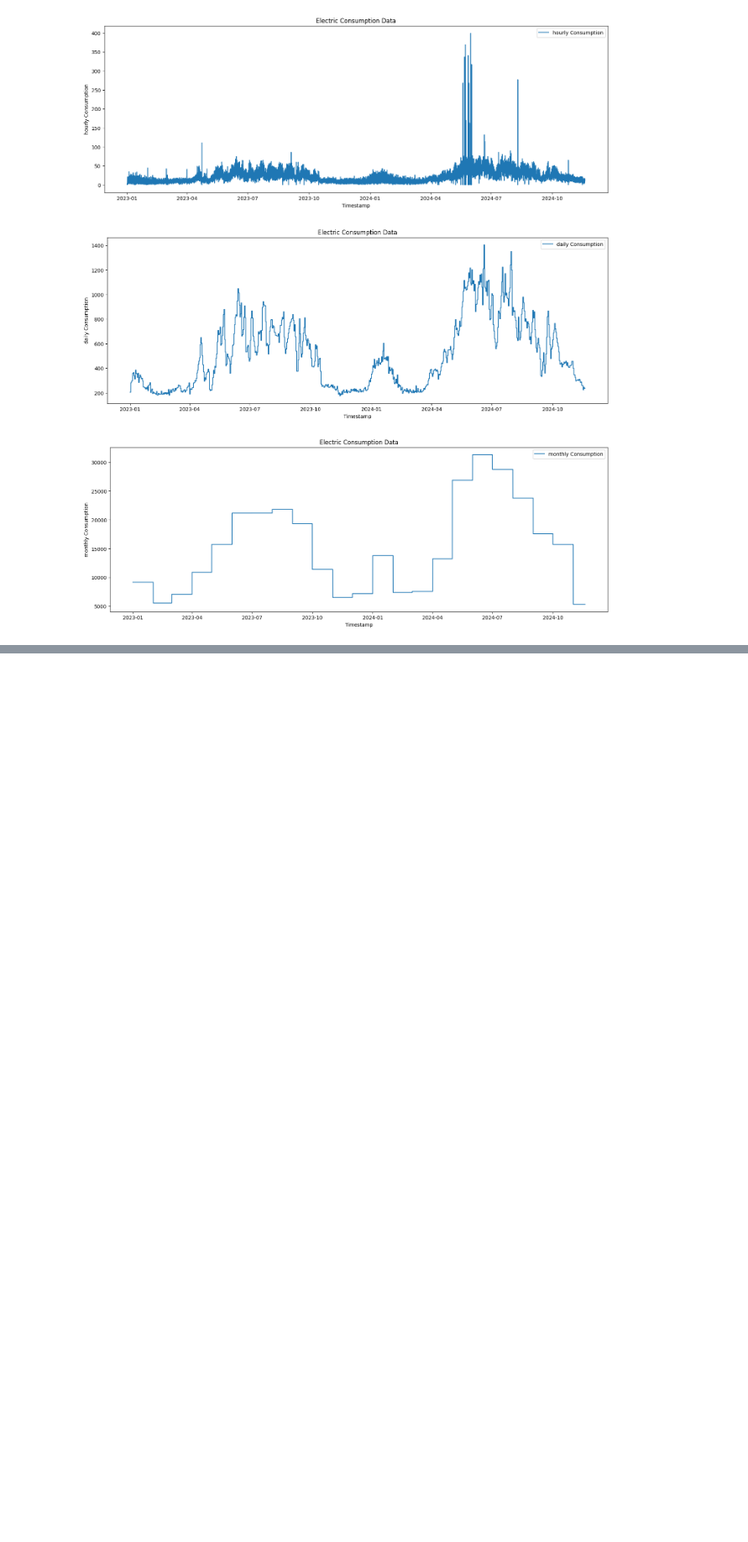
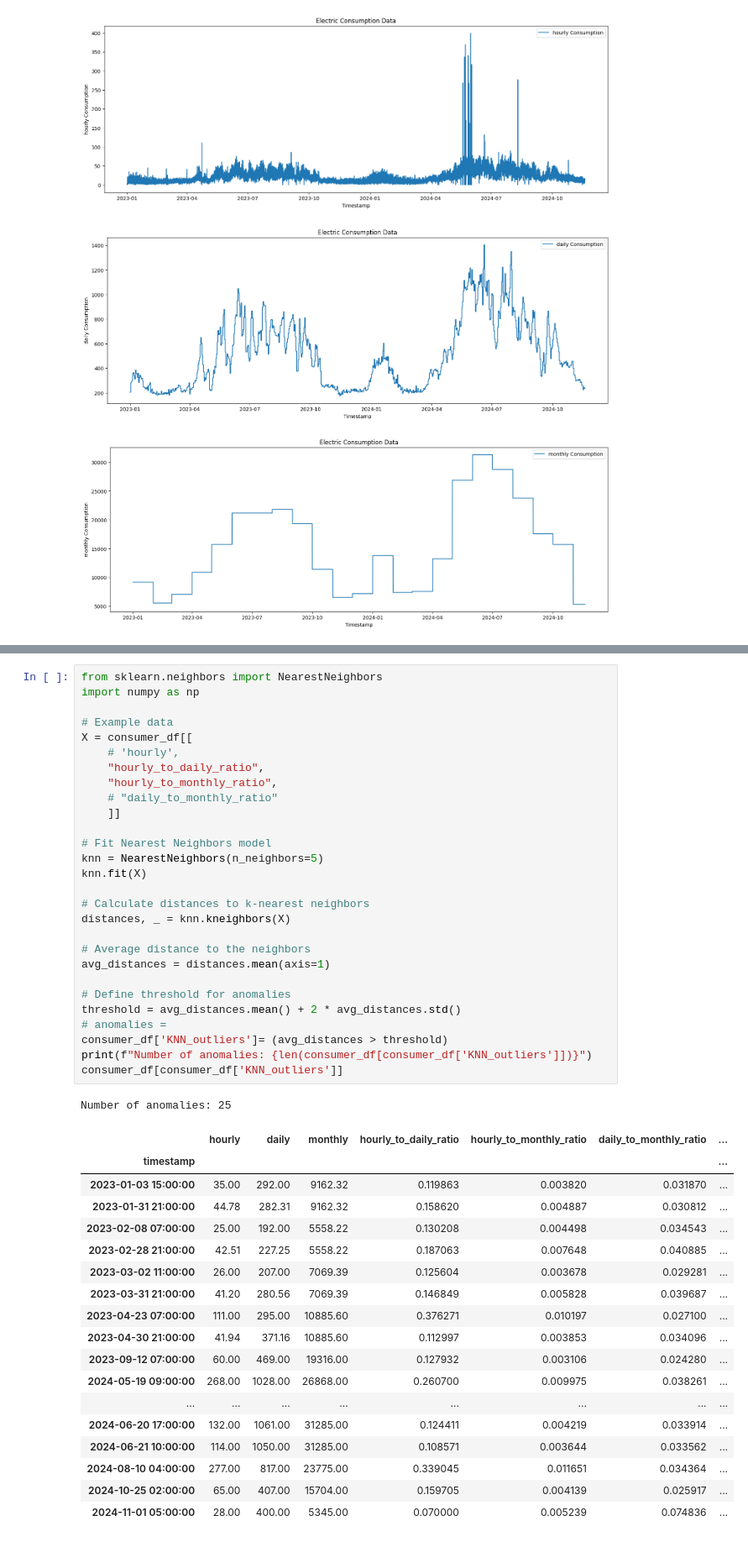
Before and after one commit to Harshvardhan1407/anamoly_detection, a Jupyter notebook: anamoly.ipynb, the cells around one changed output, grey strips where cells are left out. Shown: that part at 84% size. Drawn from its saved outputs; the diff is of its cells as text; blank space fills up the shorter version.

```diff
--- a/anamoly.ipynb
+++ b/anamoly.ipynb
@@ -225,0 +305,48 @@ array([0], dtype=int64)
+# %%
+from sklearn.neighbors import NearestNeighbors
+import numpy as np
+
+# Example data
+X = consumer_df[[
+    # 'hourly',
+    "hourly_to_daily_ratio",
+    "hourly_to_monthly_ratio",
+    # "daily_to_monthly_ratio"
+    ]]
+
+# Fit Nearest Neighbors model
+knn = NearestNeighbors(n_neighbors=5)
+knn.fit(X)
+
+# Calculate distances to k-nearest neighbors
+distances, _ = knn.kneighbors(X)
+
+# Average distance to the neighbors
+avg_distances = distances.mean(axis=1)
+
+# Define threshold for anomalies
+threshold = avg_distances.mean() + 2 * avg_distances.std()
+# anomalies =
+consumer_df['KNN_outliers']= (avg_distances > threshold)
+print(f"Number of anomalies: {len(consumer_df[consumer_df['KNN_outliers']])}")
+consumer_df[consumer_df['KNN_outliers']]
+# %% [output]
+Number of anomalies: 25
+|  | hourly | daily | monthly | hourly_to_daily_ratio | hourly_to_monthly_ratio | daily_to_monthly_ratio | ... |
+| timestamp |  |  |  |  |  |  | ... |
+| 2023-01-03 15:00:00 | 35.00 | 292.00 | 9162.32 | 0.119863 | 0.003820 | 0.031870 | ... |
+| 2023-01-31 21:00:00 | 44.78 | 282.31 | 9162.32 | 0.158620 | 0.004887 | 0.030812 | ... |
+| 2023-02-08 07:00:00 | 25.00 | 192.00 | 5558.22 | 0.130208 | 0.004498 | 0.034543 | ... |
+| 2023-02-28 21:00:00 | 42.51 | 227.25 | 5558.22 | 0.187063 | 0.007648 | 0.040885 | ... |
+| 2023-03-02 11:00:00 | 26.00 | 207.00 | 7069.39 | 0.125604 | 0.003678 | 0.029281 | ... |
+| 2023-03-31 21:00:00 | 41.20 | 280.56 | 7069.39 | 0.146849 | 0.005828 | 0.039687 | ... |
+| 2023-04-23 07:00:00 | 111.00 | 295.00 | 10885.60 | 0.376271 | 0.010197 | 0.027100 | ... |
+| 2023-04-30 21:00:00 | 41.94 | 371.16 | 10885.60 | 0.112997 | 0.003853 | 0.034096 | ... |
+| 2023-09-12 07:00:00 | 60.00 | 469.00 | 19316.00 | 0.127932 | 0.003106 | 0.024280 | ... |
+| 2024-05-19 09:00:00 | 268.00 | 1028.00 | 26868.00 | 0.260700 | 0.009975 | 0.038261 | ... |
+| ... | ... | ... | ... | ... | ... | ... | ... |
+| 2024-06-20 17:00:00 | 132.00 | 1061.00 | 31285.00 | 0.124411 | 0.004219 | 0.033914 | ... |
+| 2024-06-21 10:00:00 | 114.00 | 1050.00 | 31285.00 | 0.108571 | 0.003644 | 0.033562 | ... |
+| 2024-08-10 04:00:00 | 277.00 | 817.00 | 23775.00 | 0.339045 | 0.011651 | 0.034364 | ... |
+| 2024-10-25 02:00:00 | 65.00 | 407.00 | 15704.00 | 0.159705 | 0.004139 | 0.025917 | ... |
+| 2024-11-01 05:00:00 | 28.00 | 400.00 | 5345.00 | 0.070000 | 0.005239 | 0.074836 | ... |
```
Also changed, not shown: parts of 17 cells of this notebook.
